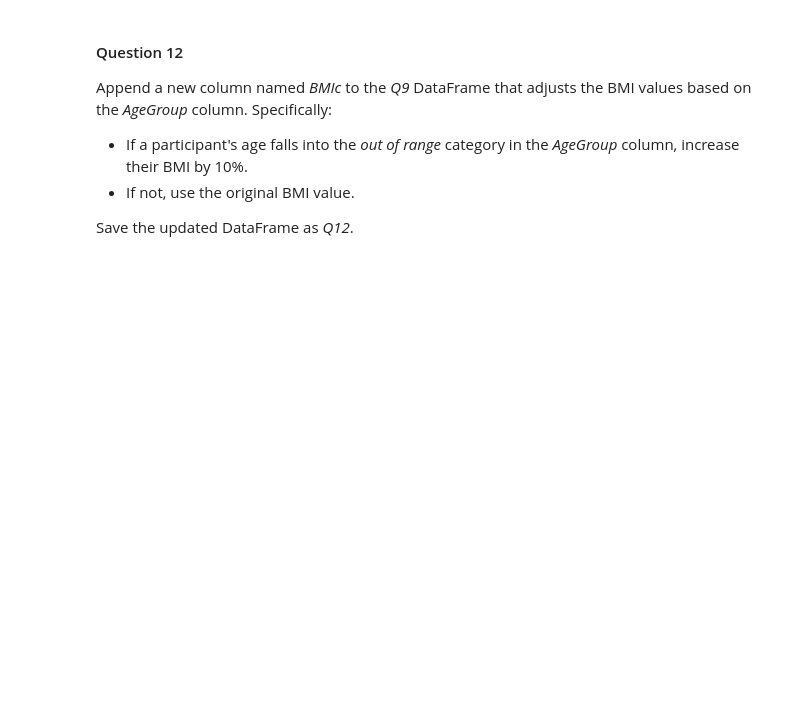
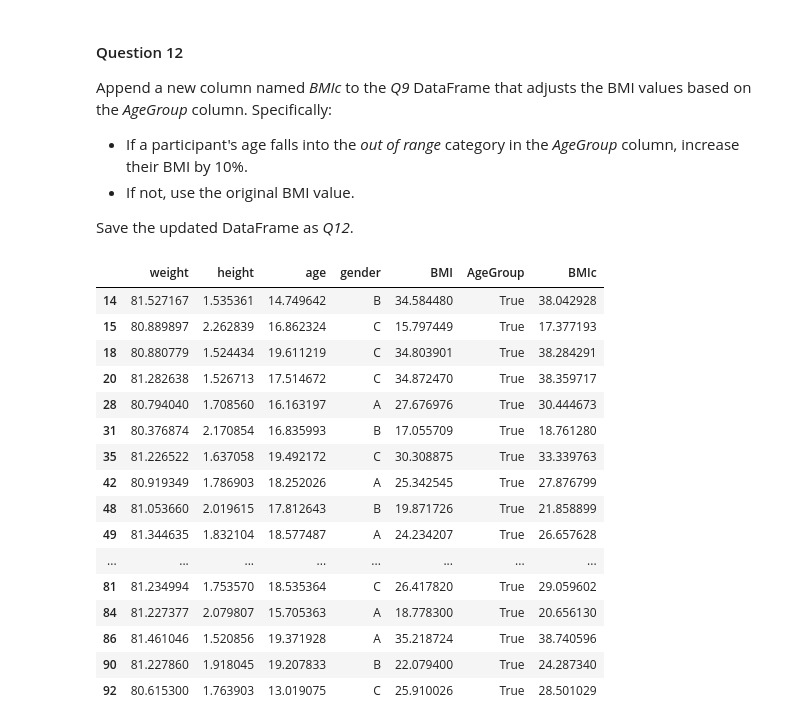
Before and after one commit to christian-ortmann/INFO521, a Jupyter notebook: INFO521_HW1.ipynb, the cells around one changed output. Drawn from its saved outputs; the diff is of its cells as text; code cells hidden in the pictures; blank space fills up the shorter version.

```diff
--- a/INFO521_HW1.ipynb
+++ b/INFO521_HW1.ipynb
@@ -338,4 +340,33 @@ Save the updated DataFrame as *Q12*.
 # %%
 # BEGIN SOLUTION
 
+bmic = []
+for index,row in Q9.iterrows(): #use Pandas method .iterrows(), which utilizes a tuple of index and row to run down the items in the columns
+   if 20 > row['age'] < 30: #test if its outside of the range
+        bmic.append(row['BMI']*1.1) #if condition is true perform 10% increase
+   else:
+        bmic.append(row['BMI']) #if condition is false leave bmi alone
+
+Q9['BMIc'] = bmic #add the modified BMIs to the dataframe
+
+Q9[Q9['AgeGroup']==True] #test that the true cases are working
+
 # END SOLUTION
+# %% [output]
+|  | weight | height | age | gender | BMI | AgeGroup | BMIc |
+| 14 | 81.527167 | 1.535361 | 14.749642 | B | 34.584480 | True | 38.042928 |
+| 15 | 80.889897 | 2.262839 | 16.862324 | C | 15.797449 | True | 17.377193 |
+| 18 | 80.880779 | 1.524434 | 19.611219 | C | 34.803901 | True | 38.284291 |
+| 20 | 81.282638 | 1.526713 | 17.514672 | C | 34.872470 | True | 38.359717 |
+| 28 | 80.794040 | 1.708560 | 16.163197 | A | 27.676976 | True | 30.444673 |
+| 31 | 80.376874 | 2.170854 | 16.835993 | B | 17.055709 | True | 18.761280 |
+| 35 | 81.226522 | 1.637058 | 19.492172 | C | 30.308875 | True | 33.339763 |
+| 42 | 80.919349 | 1.786903 | 18.252026 | A | 25.342545 | True | 27.876799 |
+| 48 | 81.053660 | 2.019615 | 17.812643 | B | 19.871726 | True | 21.858899 |
+| 49 | 81.344635 | 1.832104 | 18.577487 | A | 24.234207 | True | 26.657628 |
+| ... | ... | ... | ... | ... | ... | ... | ... |
+| 81 | 81.234994 | 1.753570 | 18.535364 | C | 26.417820 | True | 29.059602 |
+| 84 | 81.227377 | 2.079807 | 15.705363 | A | 18.778300 | True | 20.656130 |
+| 86 | 81.461046 | 1.520856 | 19.371928 | A | 35.218724 | True | 38.740596 |
+| 90 | 81.227860 | 1.918045 | 19.207833 | B | 22.079400 | True | 24.287340 |
+| 92 | 80.615300 | 1.763903 | 13.019075 | C | 25.910026 | True | 28.501029 |
```
Also changed, not shown: parts of 3 cells of this notebook.
